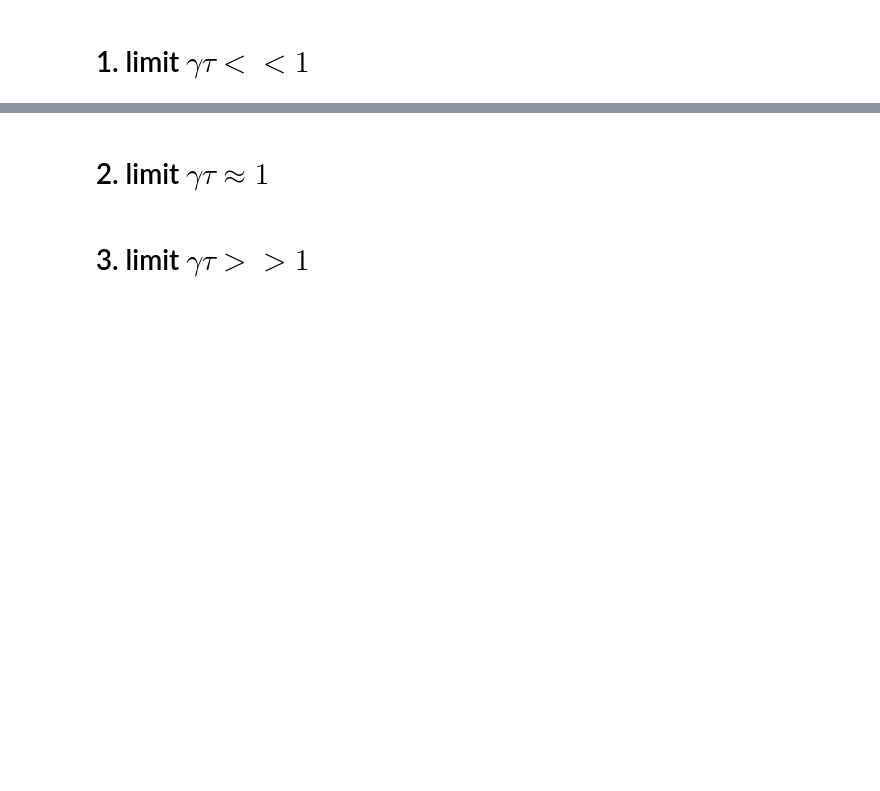
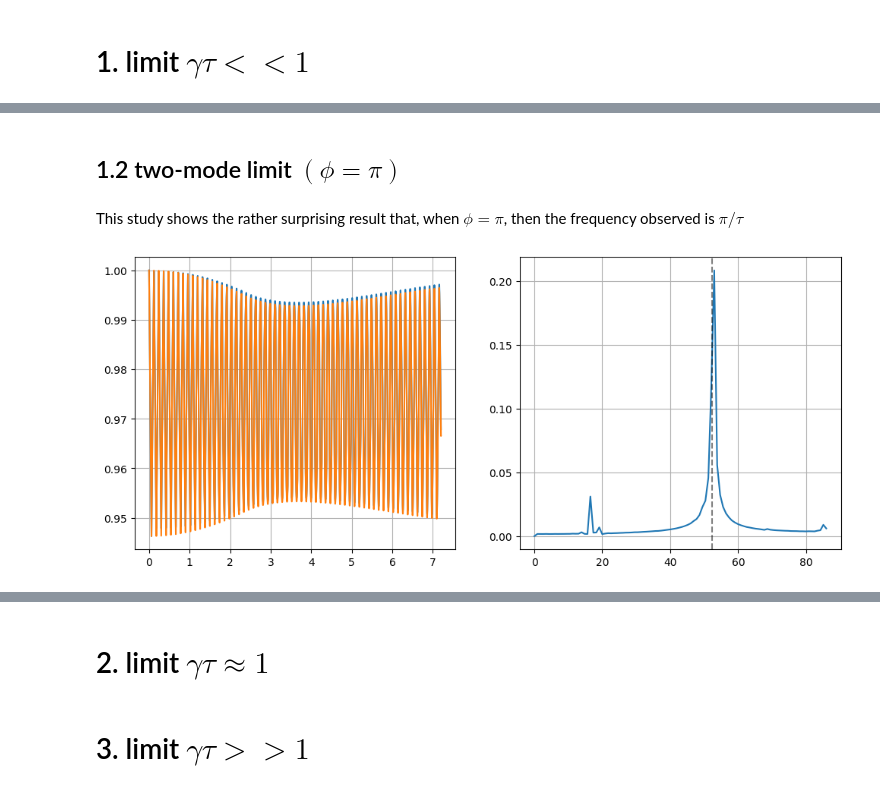
Before and after one commit to Taitoos2/Non_Markovian_Cavity, a Jupyter notebook: Article_notebook.ipynb, the cells around one changed output, grey strips where cells are left out. Cells and saved outputs as stored; diff of their text form; code cells hidden in the pictures; blank space fills up the shorter version.

```diff
--- a/Article_notebook.ipynb
+++ b/Article_notebook.ipynb
@@ -33,0 +71,17 @@ plt.show()
+# %% [markdown]
+## 1.2 two-mode limit $(\phi = \pi )$
+# %% [markdown]
+This study shows the rather surprising result that, when $\phi = \pi$, then the frequency observed is $ \pi / \tau$
+# %%
+gamma = 0.92
+tau = 0.06
+phi = np.pi
+t_max = 120*tau
+dt = tau/30
+
+w_ref = 2*np.sqrt(gamma/tau)
+w_guess = np.pi / tau
+
+t,e,w,u = exp000(gamma,phi,tau,t_max,dt,plot=True)
+# %% [output]
+[figure, added]
```
Also changed, not shown: parts of 20 cells of this notebook.
